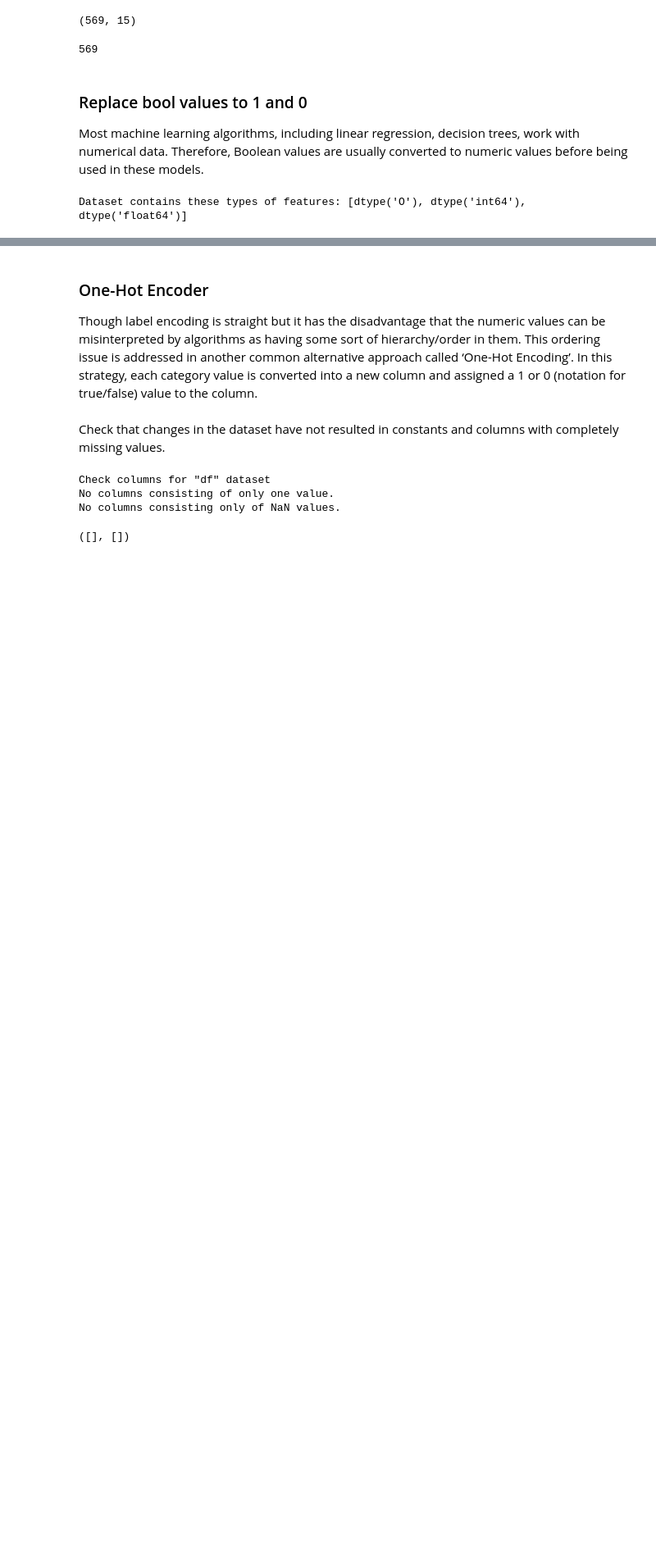
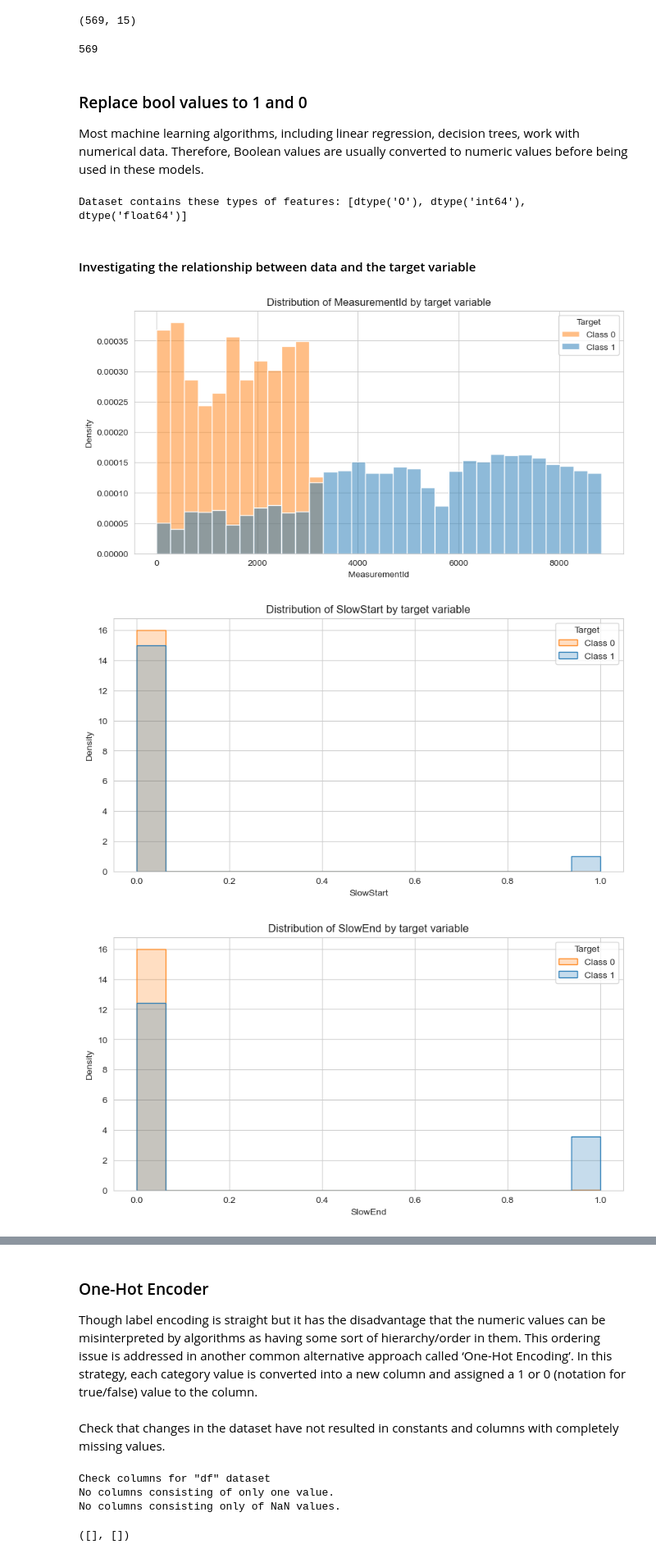
Before and after one commit to caitlon/machine-learning-projects, a Jupyter notebook: AirPump failures : binary classification/preprocessing.ipynb, the cells around one changed output, grey strips where cells are left out. Shown at 82% size. Drawn from its saved outputs; the diff is of its cells as text; code cells hidden in the pictures; blank space fills up the shorter version.

Commit message:
Added investigating the relationship between data and the target variable

```diff
--- a/AirPump failures : binary classification/preprocessing.ipynb
+++ b/AirPump failures : binary classification/preprocessing.ipynb
@@ -310,3 +310,30 @@ df = df.replace({True: 1, False: 0})
 print('Dataset contains these types of features:', list(df.dtypes.unique()))
 # %% [output]
 Dataset contains these types of features: [dtype('O'), dtype('int64'), dtype('float64')]
+# %% [markdown]
+#### Investigating the relationship between data and the target variable
+# %%
+features = df.columns.drop(['PumpFailed', 'MachineId'])
+
+for feature in features:
+    plt.figure(figsize=(10, 5))
+
+    # Check if the column is discrete based on its dtype
+    is_discrete = df[feature].dtype == 'int64' or df[feature].dtype == 'object'
+
+    # If the feature is discrete, set element to bars, otherwise step
+    if is_discrete:
+        sns.histplot(data=df, x=feature, hue='PumpFailed', element='bars', stat='density', common_norm=False)
+    else:
+        sns.histplot(data=df, x=feature, hue='PumpFailed', element='step', stat='density', common_norm=False)
+
+    plt.title(f'Distribution of {feature} by target variable')
+    plt.xlabel(feature)
+    plt.ylabel('Density')
+    plt.legend(title='Target', labels=['Class 0', 'Class 1'])
+
+    plt.show()
+# %% [output]
+[figure, added]
+[figure, added]
+[figure, added]
```
Also changed, not shown: parts of 6 cells of this notebook.
